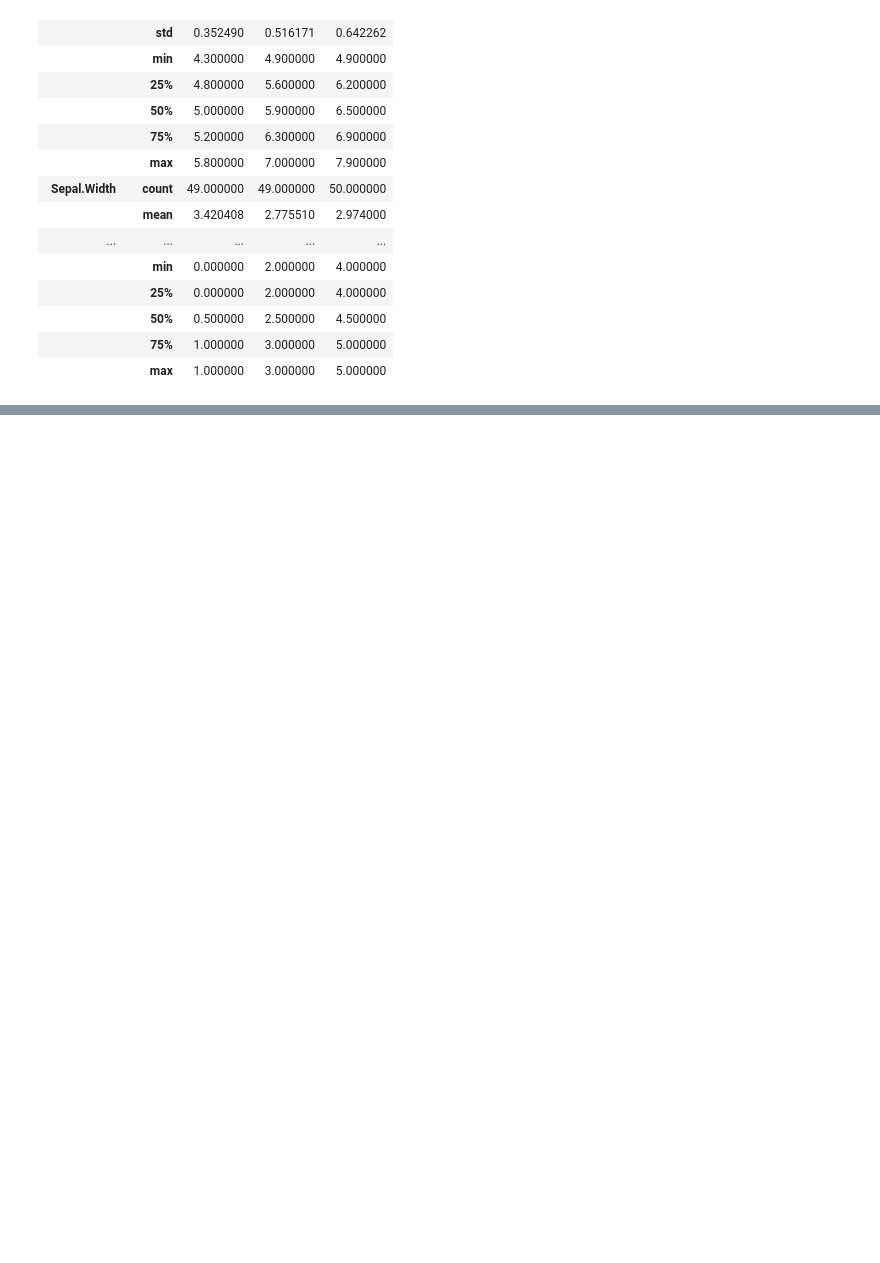
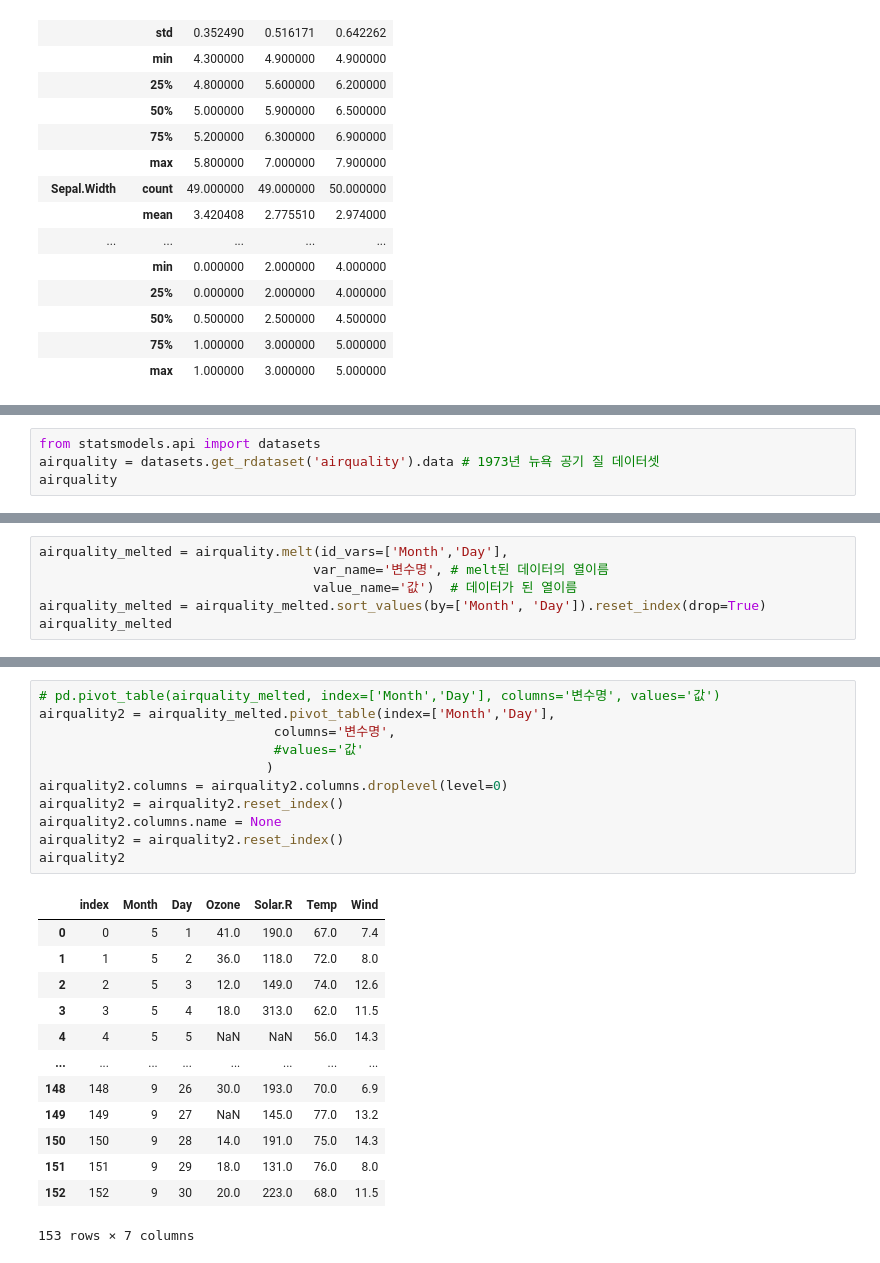
Before and after one commit to OKz4p/ai, a Jupyter notebook: source/01_python/ch11_데이터프레임과시리즈(Pandas)_9절~14절.ipynb, the cells around one changed output, grey strips where cells are left out. Drawn from its saved outputs; the diff is of its cells as text; blank space fills up the shorter version.

```diff
--- a/source/01_python/ch11_데이터프레임과시리즈(Pandas)_9절~14절.ipynb
+++ b/source/01_python/ch11_데이터프레임과시리즈(Pandas)_9절~14절.ipynb
@@ -273,0 +391,4 @@ iris.groupby(['Species']).describe().T
+# %%
+from statsmodels.api import datasets
+airquality = datasets.get_rdataset('airquality').data # 1973년 뉴욕 공기 질 데이터셋
+airquality
@@ -273,0 +433,6 @@ iris.groupby(['Species']).describe().T
+# %%
+airquality_melted = airquality.melt(id_vars=['Month','Day'],
+                                   var_name='변수명', # melt된 데이터의 열이름
+                                   value_name='값')  # 데이터가 된 열이름
+airquality_melted = airquality_melted.sort_values(by=['Month', 'Day']).reset_index(drop=True)
+airquality_melted
@@ -273,0 +457,25 @@ iris.groupby(['Species']).describe().T
+# %%
+# pd.pivot_table(airquality_melted, index=['Month','Day'], columns='변수명', values='값')
+airquality2 = airquality_melted.pivot_table(index=['Month','Day'],
+                              columns='변수명',
+                              #values='값'
+                             )
+airquality2.columns = airquality2.columns.droplevel(level=0)
+airquality2 = airquality2.reset_index()
+airquality2.columns.name = None
+airquality2 = airquality2.reset_index()
+airquality2
+# %% [output]
+|  | index | Month | Day | Ozone | Solar.R | Temp | Wind |
+| 0 | 0 | 5 | 1 | 41.0 | 190.0 | 67.0 | 7.4 |
+| 1 | 1 | 5 | 2 | 36.0 | 118.0 | 72.0 | 8.0 |
+| 2 | 2 | 5 | 3 | 12.0 | 149.0 | 74.0 | 12.6 |
+| 3 | 3 | 5 | 4 | 18.0 | 313.0 | 62.0 | 11.5 |
+| 4 | 4 | 5 | 5 | NaN | NaN | 56.0 | 14.3 |
+| ... | ... | ... | ... | ... | ... | ... | ... |
+| 148 | 148 | 9 | 26 | 30.0 | 193.0 | 70.0 | 6.9 |
+| 149 | 149 | 9 | 27 | NaN | 145.0 | 77.0 | 13.2 |
+| 150 | 150 | 9 | 28 | 14.0 | 191.0 | 75.0 | 14.3 |
+| 151 | 151 | 9 | 29 | 18.0 | 131.0 | 76.0 | 8.0 |
+| 152 | 152 | 9 | 30 | 20.0 | 223.0 | 68.0 | 11.5 |
+153 rows × 7 columns
```
Also changed, not shown: parts of 116 cells of this notebook, 1 other file.
